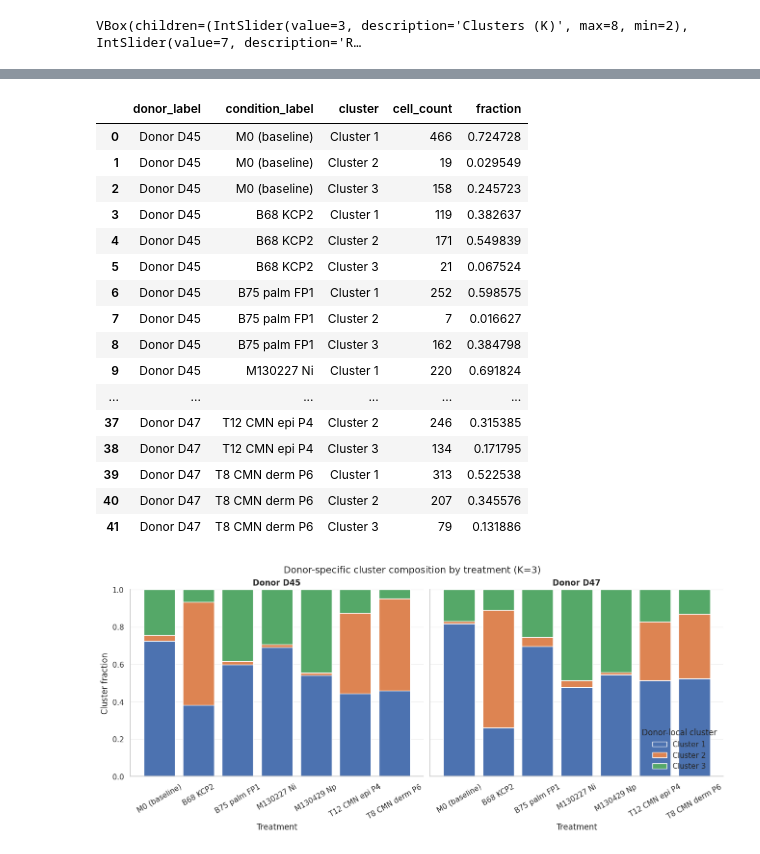
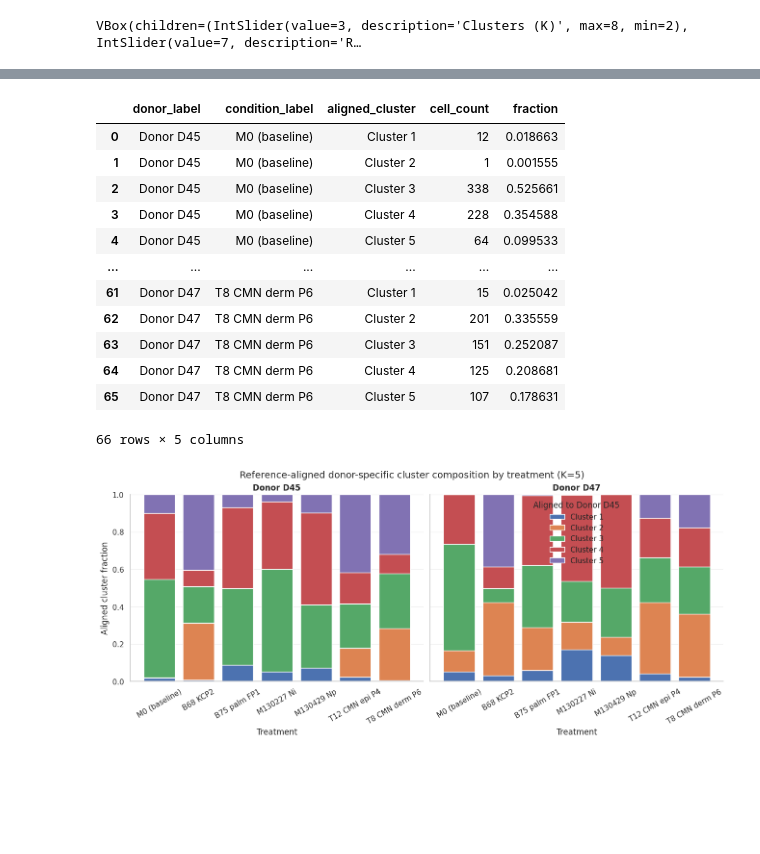
Before and after one commit to The-Lama/makrophage-spass, a Jupyter notebook: notebooks/unsupervised_cell_clustering_workflow.ipynb, the cells around one changed output, grey strips where cells are left out. Drawn from its saved outputs; the diff is of its cells as text; code cells hidden in the pictures; blank space fills up the shorter version.

Commit message:
Imporved unsupervised clustering algorithm.

```diff
--- a/notebooks/unsupervised_cell_clustering_workflow.ipynb
+++ b/notebooks/unsupervised_cell_clustering_workflow.ipynb
@@ -342,4 +452,12 @@ Once you have an idea of a useful `K` from the simulation, set the values below
 # %%
-final_cluster_k = 3
-final_cluster_seed = 588
-final_cluster_iterations = 10
+final_cluster_k = 5
+final_cluster_seed = 548
+final_cluster_iterations = 25
+
+reference_donor_options = ordered_present_values(cluster_cells["donor_label"])
+reference_donor_dropdown = widgets.Dropdown(
+    options=reference_donor_options,
+    value=reference_donor_options[0],
+    description="Reference donor",
+)
+display(reference_donor_dropdown)
@@ -368,6 +505,6 @@ display(cluster_centroid_table.round({"cd206_intensity_centroid": 2, "area_centr
 # %%
 cluster_composition = (
-    clustered_cells.groupby(["donor_label", "condition_label", "cluster"], observed=True)
+    clustered_cells.groupby(["donor_label", "condition_label", "aligned_cluster"], observed=True)
     .size()
     .rename("cell_count")
     .reset_index()
@@ -375,54 +512,51 @@ cluster_composition = (
 cluster_composition["fraction"] = cluster_composition.groupby(["donor_label", "condition_label"], observed=True)["cell_count"].transform(lambda values: values / values.sum())
 
 display(cluster_composition)
 
 donor_label_order = ordered_present_values(clustered_cells["donor_label"])
 condition_label_order = ordered_present_values(clustered_cells["condition_label"])
+aligned_cluster_order = ordered_present_values(clustered_cells["aligned_cluster"])
 fig, axes = plt.subplots(
     1,
     len(donor_label_order),
     figsize=(6.5 * len(donor_label_order), 5.6),
     sharey=True,
     constrained_layout=True,
 )
 if len(donor_label_order) == 1:
     axes = [axes]
 palette = sns.color_palette("deep", n_colors=final_cluster_k)
 for ax, donor_label in zip(axes, donor_label_order):
     donor_composition = cluster_composition.loc[cluster_composition["donor_label"] == donor_label]
-    donor_pivot = donor_composition.pivot(index="condition_label", columns="cluster", values="fraction").fillna(0.0)
-    donor_pivot = donor_pivot.reindex(condition_label_order)
+    donor_pivot = donor_composition.pivot(index="condition_label", columns="aligned_cluster", values="fraction").fillna(0.0)
+    donor_pivot = donor_pivot.reindex(index=condition_label_order, columns=aligned_cluster_order, fill_value=0.0)
     bottom = np.zeros(len(donor_pivot), dtype=float)
-    for cluster_name, color in zip([f"Cluster {cluster_index + 1}" for cluster_index in range(final_cluster_k)], palette):
-        values = donor_pivot[cluster_name].to_numpy(dtype=float) if cluster_name in donor_pivot.columns else np.zeros(len(donor_pivot), dtype=float)
+    for cluster_name, color in zip(aligned_cluster_order, palette):
+        values = donor_pivot[cluster_name].to_numpy(dtype=float)
         ax.bar(donor_pivot.index.astype(str), values, bottom=bottom, color=color, label=cluster_name)
         bottom += values
     ax.set_title(str(donor_label), fontsize=12, fontweight="bold")
     ax.set_xlabel("Treatment")
-    ax.set_ylabel("Cluster fraction" if ax is axes[0] else "")
+    ax.set_ylabel("Aligned cluster fraction" if ax is axes[0] else "")
     ax.set_ylim(0.0, 1.0)
     ax.tick_params(axis="x", rotation=30)
     ax.grid(axis="y", alpha=0.25)
     sns.despine(ax=ax)
-legend = axes[-1].legend(frameon=False, title="Donor-local cluster")
-fig.suptitle(f"Donor-specific cluster composition by treatment (K={final_cluster_k})", fontsize=14)
+axes[-1].legend(frameon=False, title=f"Aligned to {reference_donor_label}")
+fig.suptitle(f"Reference-aligned donor-specific cluster composition by treatment (K={final_cluster_k})", fontsize=14)
 plt.show()
 # %% [output]
-|  | donor_label | condition_label | cluster | cell_count | fraction |
-| 0 | Donor D45 | M0 (baseline) | Cluster 1 | 466 | 0.724728 |
-| 1 | Donor D45 | M0 (baseline) | Cluster 2 | 19 | 0.029549 |
-| 2 | Donor D45 | M0 (baseline) | Cluster 3 | 158 | 0.245723 |
-| 3 | Donor D45 | B68 KCP2 | Cluster 1 | 119 | 0.382637 |
-| 4 | Donor D45 | B68 KCP2 | Cluster 2 | 171 | 0.549839 |
-| 5 | Donor D45 | B68 KCP2 | Cluster 3 | 21 | 0.067524 |
-| 6 | Donor D45 | B75 palm FP1 | Cluster 1 | 252 | 0.598575 |
-| 7 | Donor D45 | B75 palm FP1 | Cluster 2 | 7 | 0.016627 |
-| 8 | Donor D45 | B75 palm FP1 | Cluster 3 | 162 | 0.384798 |
-| 9 | Donor D45 | M130227 Ni | Cluster 1 | 220 | 0.691824 |
+|  | donor_label | condition_label | aligned_cluster | cell_count | fraction |
+| 0 | Donor D45 | M0 (baseline) | Cluster 1 | 12 | 0.018663 |
+| 1 | Donor D45 | M0 (baseline) | Cluster 2 | 1 | 0.001555 |
+| 2 | Donor D45 | M0 (baseline) | Cluster 3 | 338 | 0.525661 |
+| 3 | Donor D45 | M0 (baseline) | Cluster 4 | 228 | 0.354588 |
+| 4 | Donor D45 | M0 (baseline) | Cluster 5 | 64 | 0.099533 |
 | ... | ... | ... | ... | ... | ... |
-| 37 | Donor D47 | T12 CMN epi P4 | Cluster 2 | 246 | 0.315385 |
-| 38 | Donor D47 | T12 CMN epi P4 | Cluster 3 | 134 | 0.171795 |
-| 39 | Donor D47 | T8 CMN derm P6 | Cluster 1 | 313 | 0.522538 |
-| 40 | Donor D47 | T8 CMN derm P6 | Cluster 2 | 207 | 0.345576 |
-| 41 | Donor D47 | T8 CMN derm P6 | Cluster 3 | 79 | 0.131886 |
+| 61 | Donor D47 | T8 CMN derm P6 | Cluster 1 | 15 | 0.025042 |
+| 62 | Donor D47 | T8 CMN derm P6 | Cluster 2 | 201 | 0.335559 |
+| 63 | Donor D47 | T8 CMN derm P6 | Cluster 3 | 151 | 0.252087 |
+| 64 | Donor D47 | T8 CMN derm P6 | Cluster 4 | 125 | 0.208681 |
+| 65 | Donor D47 | T8 CMN derm P6 | Cluster 5 | 107 | 0.178631 |
+66 rows × 5 columns
-[figure, old version]
+[figure, new version]
```
Also changed, not shown: parts of 7 cells of this notebook.
